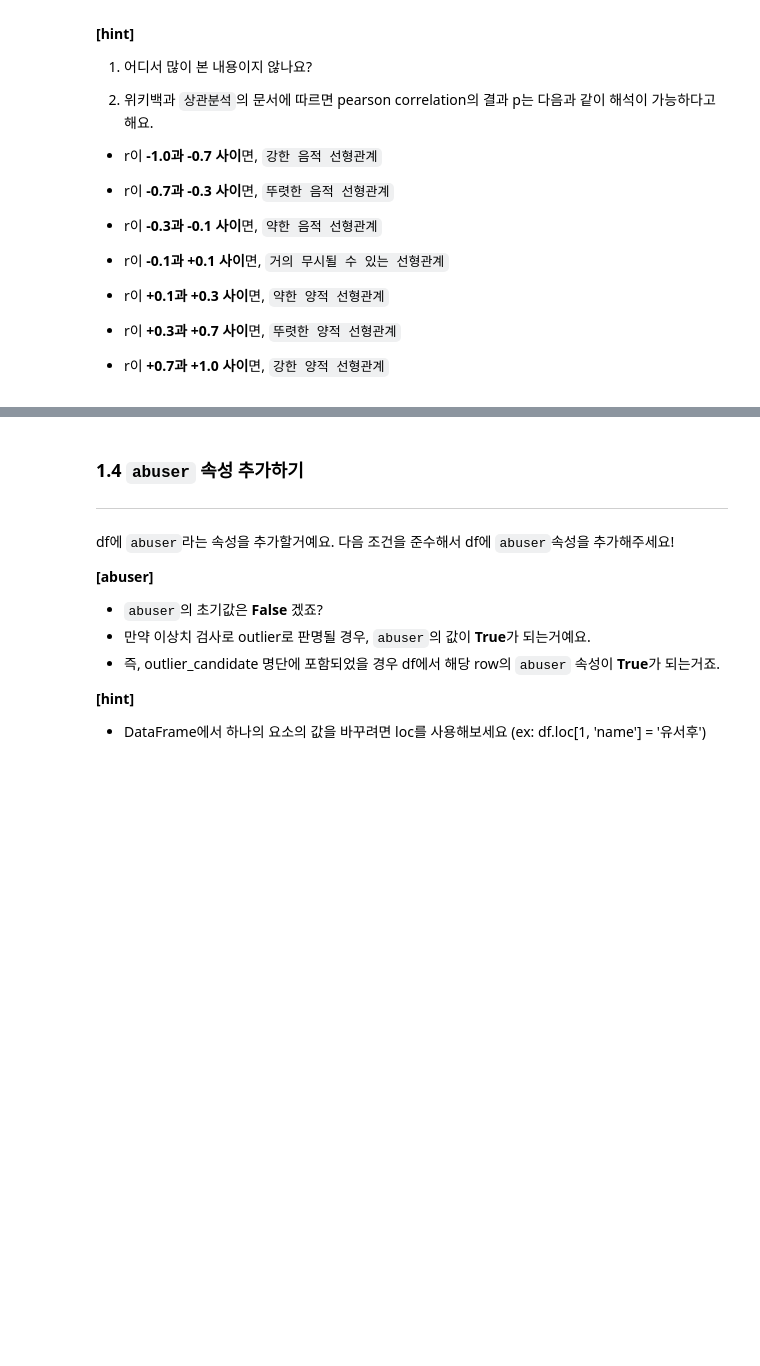
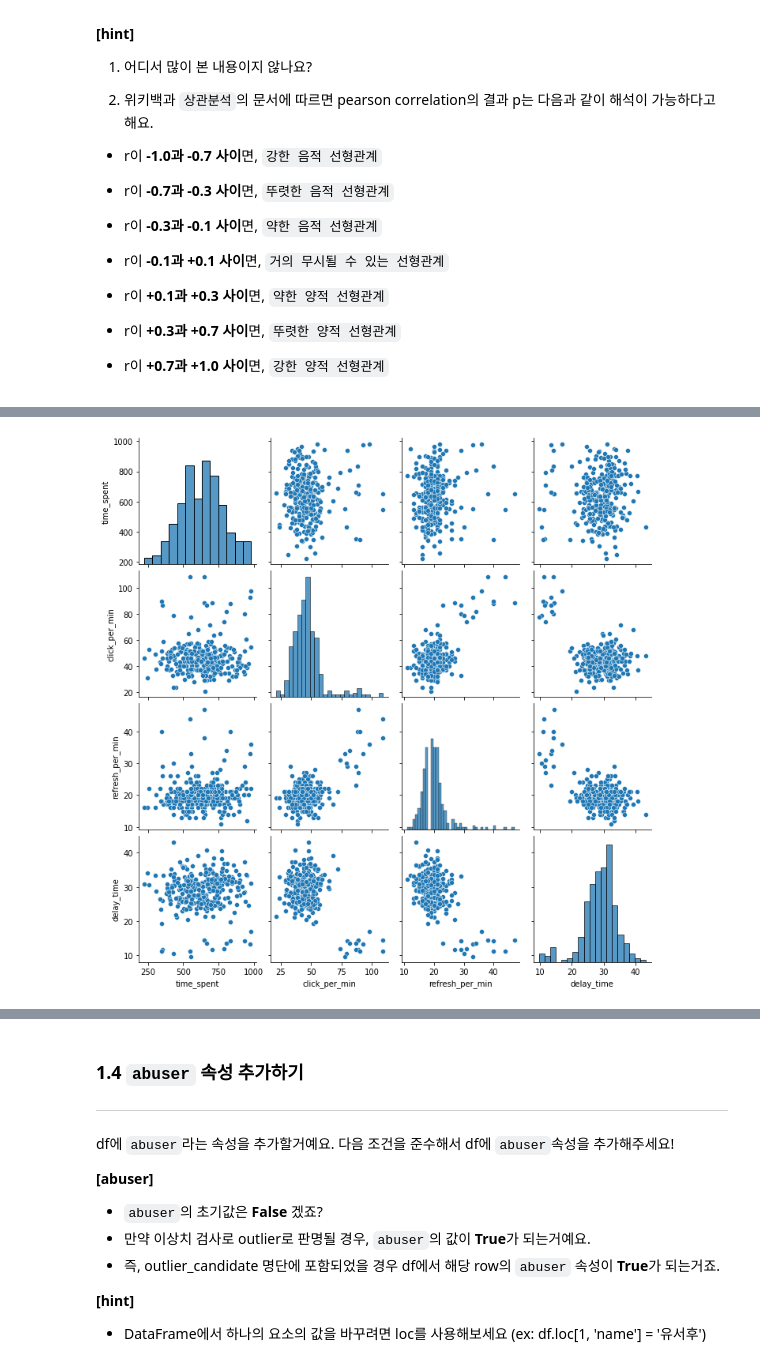
Before and after one commit to yula00/DAP_2022, a Jupyter notebook: lecture5.ipynb, the cells around one changed output, grey strips where cells are left out. Drawn from its saved outputs; the diff is of its cells as text; code cells hidden in the pictures; blank space fills up the shorter version.

```diff
--- a/lecture5.ipynb
+++ b/lecture5.ipynb
@@ -309,4 +340,6 @@ df[[]].describe
 # %%
-g = sns.pairplot(###########)
+g = sns.pairplot(df[['time_spent','click_per_min','refresh_per_min','delay_time']])
 plt.show()
+# %% [output]
+[figure, added]
 # %% [markdown]
```
Also changed, not shown: parts of 8 cells of this notebook.
